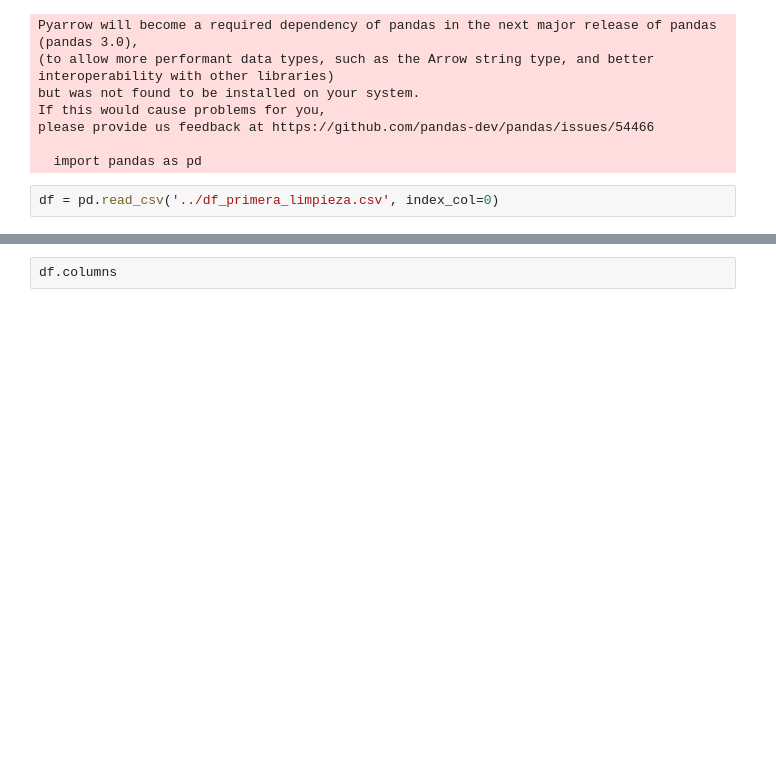
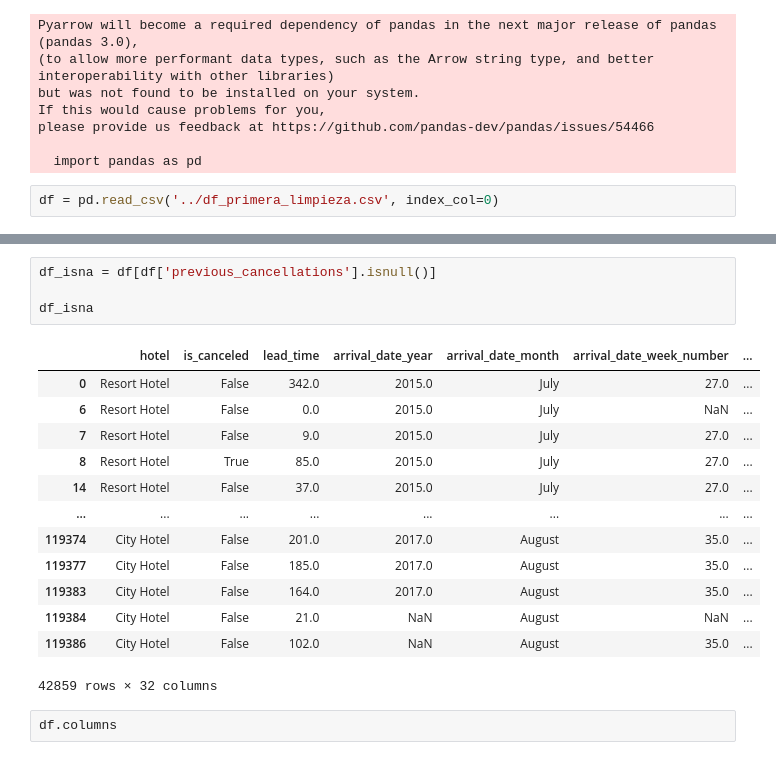
Before and after one commit to icorreald/project-da-promo-g-modulo-4-equipo-1, a Jupyter notebook: notebooks-trabajo/isa.ipynb, the cells around one changed output, grey strips where cells are left out. Saved outputs shown, nothing was run; the diff lists cells and outputs as text; blank space fills up the shorter version.

```diff
--- a/notebooks-trabajo/isa.ipynb
+++ b/notebooks-trabajo/isa.ipynb
@@ -15,3 +39,21 @@ df = pd.read_csv('../df_primera_limpieza.csv', index_col=0)
+# %%
+df_isna = df[df['previous_cancellations'].isnull()]
+
+df_isna
+# %% [output]
+|  | hotel | is_canceled | lead_time | arrival_date_year | arrival_date_month | arrival_date_week_number | ... |
+| 0 | Resort Hotel | False | 342.0 | 2015.0 | July | 27.0 | ... |
+| 6 | Resort Hotel | False | 0.0 | 2015.0 | July | NaN | ... |
+| 7 | Resort Hotel | False | 9.0 | 2015.0 | July | 27.0 | ... |
+| 8 | Resort Hotel | True | 85.0 | 2015.0 | July | 27.0 | ... |
+| 14 | Resort Hotel | False | 37.0 | 2015.0 | July | 27.0 | ... |
+| ... | ... | ... | ... | ... | ... | ... | ... |
+| 119374 | City Hotel | False | 201.0 | 2017.0 | August | 35.0 | ... |
+| 119377 | City Hotel | False | 185.0 | 2017.0 | August | 35.0 | ... |
+| 119383 | City Hotel | False | 164.0 | 2017.0 | August | 35.0 | ... |
+| 119384 | City Hotel | False | 21.0 | NaN | August | NaN | ... |
+| 119386 | City Hotel | False | 102.0 | NaN | August | 35.0 | ... |
+42859 rows × 32 columns
 # %%
 df.columns
 # %% [output]
```
Also changed, not shown: parts of 16 cells of this notebook.
